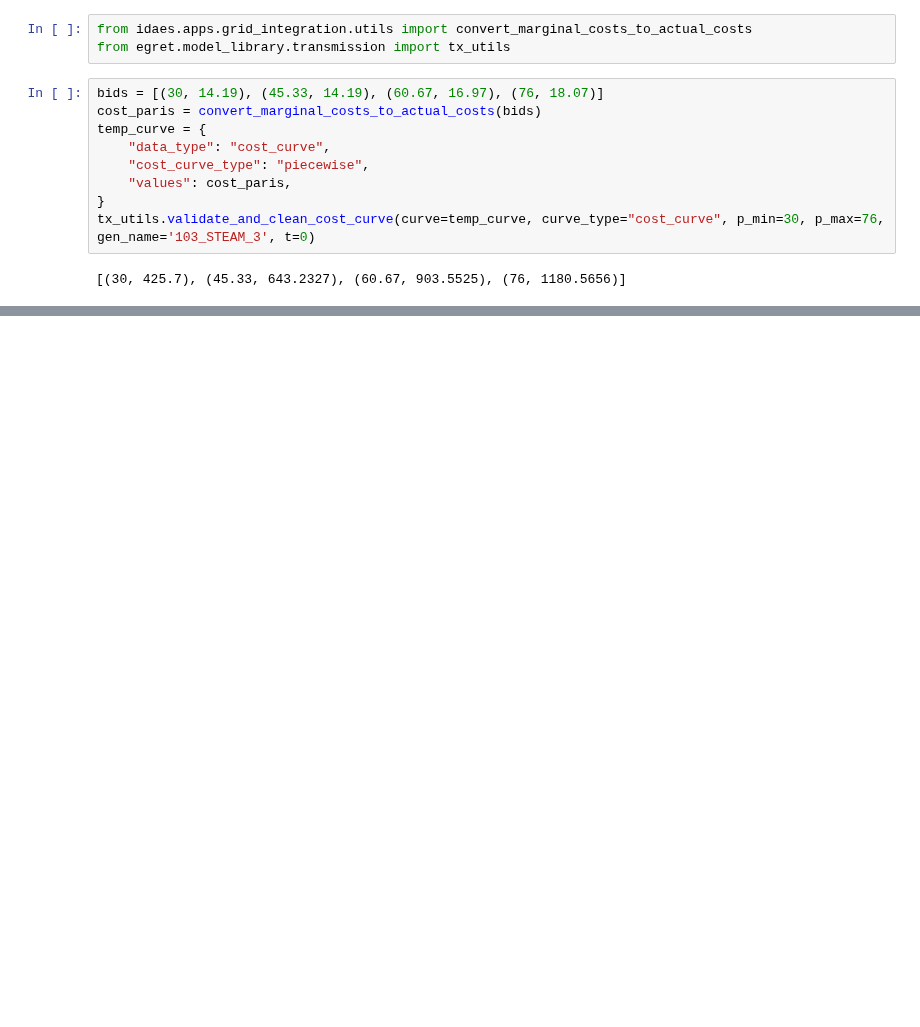
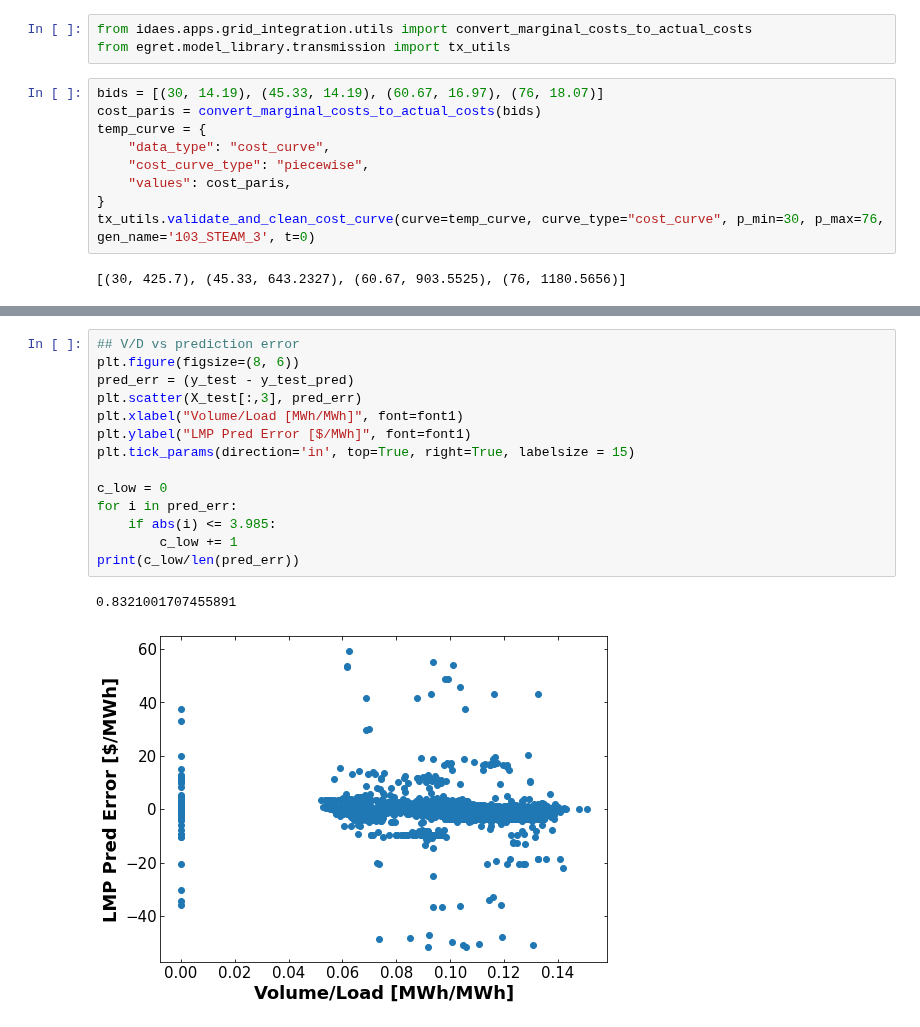
Before and after one commit to Xinhe-Chen/dispatches, a Jupyter notebook: dispatches/improved_pt/result_analysis/Price_load_plot.ipynb, the cells around one changed output, grey strips where cells are left out. Drawn from its saved outputs; the diff is of its cells as text; blank space fills up the shorter version.

```diff
--- a/dispatches/improved_pt/result_analysis/Price_load_plot.ipynb
+++ b/dispatches/improved_pt/result_analysis/Price_load_plot.ipynb
@@ -153,0 +376,17 @@ tx_utils.validate_and_clean_cost_curve(curve=temp_curve, curve_type="cost_curve"
+# %%
+## V/D vs prediction error
+plt.figure(figsize=(8, 6))
+pred_err = (y_test - y_test_pred)
+plt.scatter(X_test[:,3], pred_err)
+plt.xlabel("Volume/Load [MWh/MWh]", font=font1)
+plt.ylabel("LMP Pred Error [$/MWh]", font=font1)
+plt.tick_params(direction='in', top=True, right=True, labelsize = 15)
+
+c_low = 0
+for i in pred_err:
+    if abs(i) <= 3.985:
+        c_low += 1
+print(c_low/len(pred_err))
+# %% [output]
+0.8321001707455891
+[figure, added]
```
Also changed, not shown: parts of 42 cells of this notebook, 2 other files.
